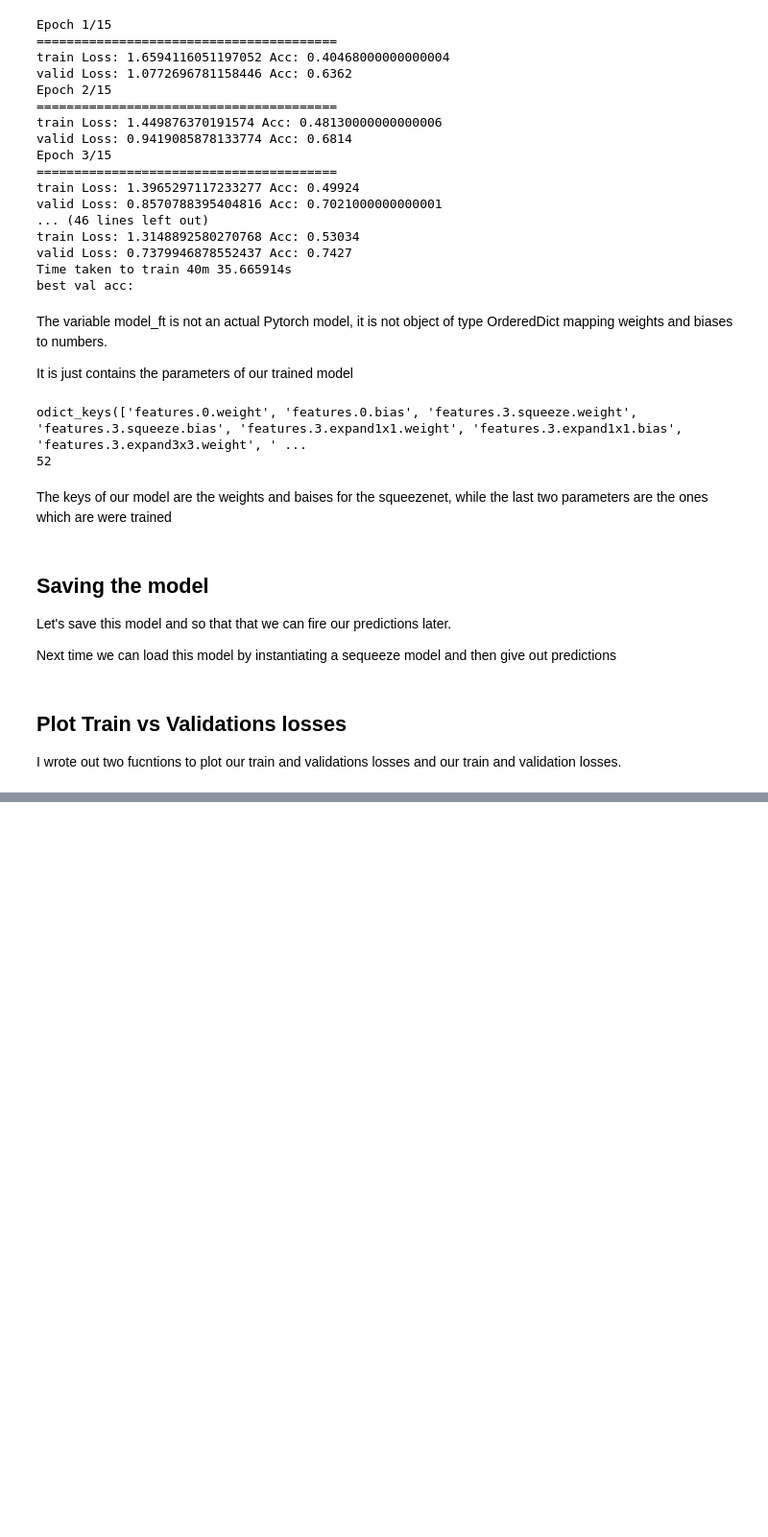
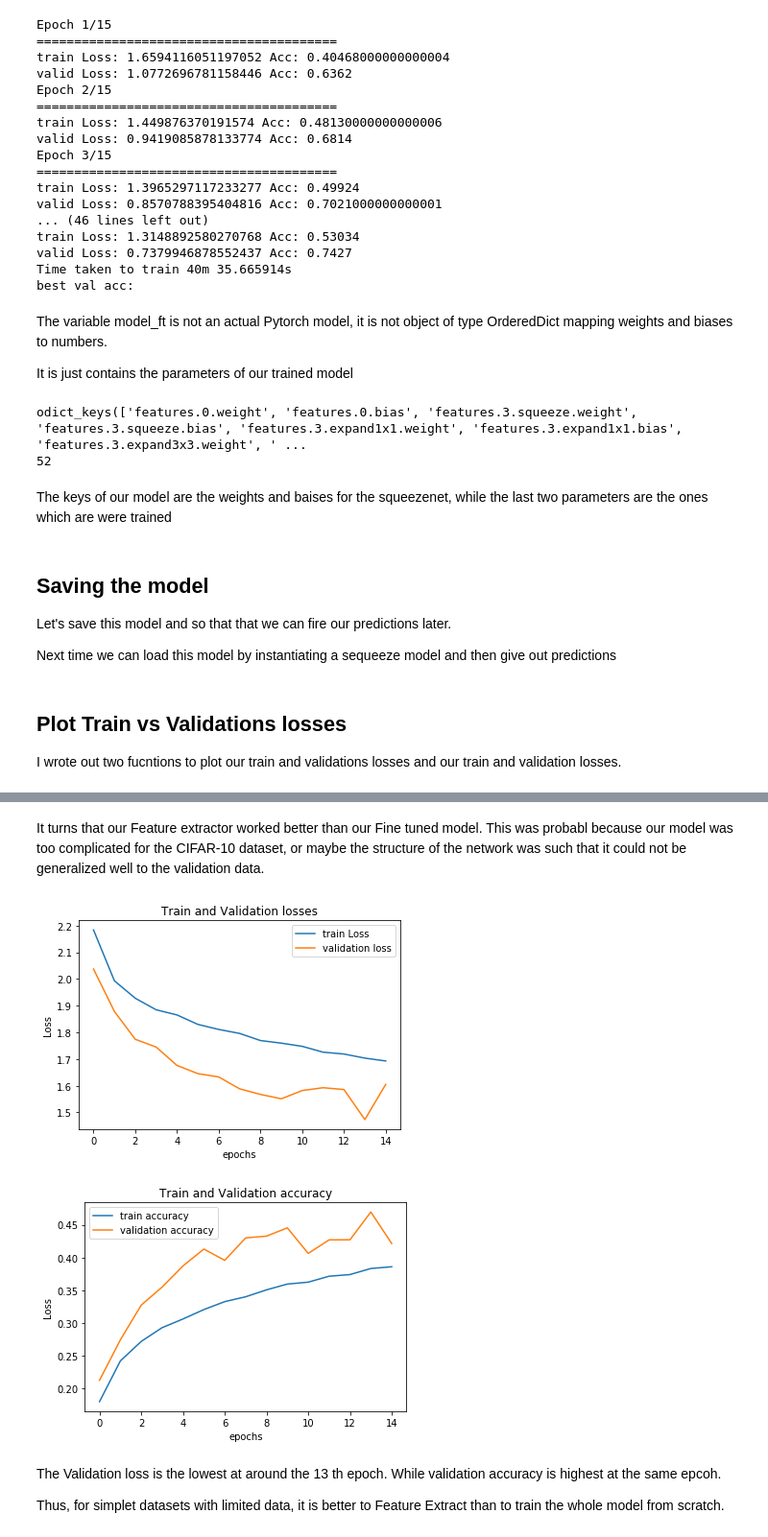
Before and after one commit to ShivaKondapalli/VisionColabNotebooks, a Jupyter notebook: FinetuningVFeatureExtraction.ipynb, the cells around one changed output, grey strips where cells are left out. Shown at 96% size. Drawn from its saved outputs; the diff is of its cells as text; code cells hidden in the pictures; blank space fills up the shorter version.

```diff
--- a/FinetuningVFeatureExtraction.ipynb
+++ b/FinetuningVFeatureExtraction.ipynb
@@ -428,0 +432,7 @@ plot_train_val_acc(train_acc_history, val_acc_history)
+# %%
+scratch_model, _= initialize_model(model_name, num_classes, feature_extract=False, use_pretrained=False)
+scratch_model.cuda()
+scratch_opt = optim.SGD(scratch_model.parameters(), lr=0.001, momentum=0.9)
+scratch_criterion = nn.CrossEntropyLoss()
+
+scratch_model_ft, train_loss_history_scr, val_loss_history_scr, train_acc_history_scr, val_acc_history_scr = train_model(scratch_model, dataloaders_dict, scratch_opt, scratch_criterion, num_epochs=num_epochs, is_inception=(model_name=="inception"))
@@ -428,0 +457,14 @@ plot_train_val_acc(train_acc_history, val_acc_history)
+# %% [markdown]
+It turns that our Feature extractor worked better than our Fine tuned model. This was probabl because our model was too complicated for the CIFAR-10 dataset, or maybe the structure of the network was such that it could not be generalized well to the validation data.
+# %%
+# plot train and validation losses for the scratch model
+
+plot_train_val_loss(train_loss_history_scr, val_loss_history_scr)
+plot_train_val_acc(train_acc_history_scr, val_acc_history_scr)
+# %% [output]
+[figure, added]
+[figure, added]
+# %% [markdown]
+The Validation loss is the lowest at around the 13 th epoch. While validation accuracy is highest at the same epcoh.
+
+Thus, for simplet datasets with limited data, it is better to Feature Extract than to train the whole model from scratch.
```
Also changed, not shown: parts of 5 cells of this notebook.
